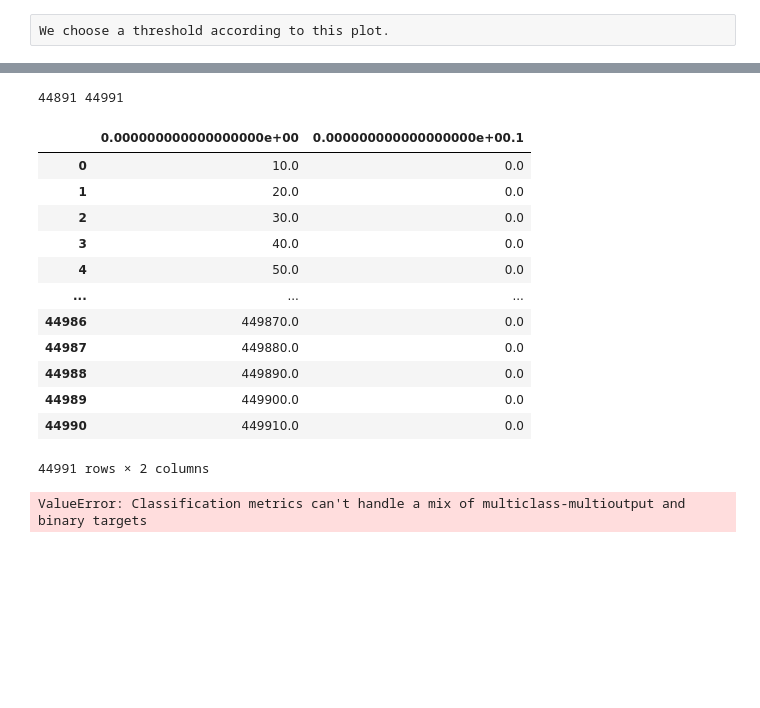
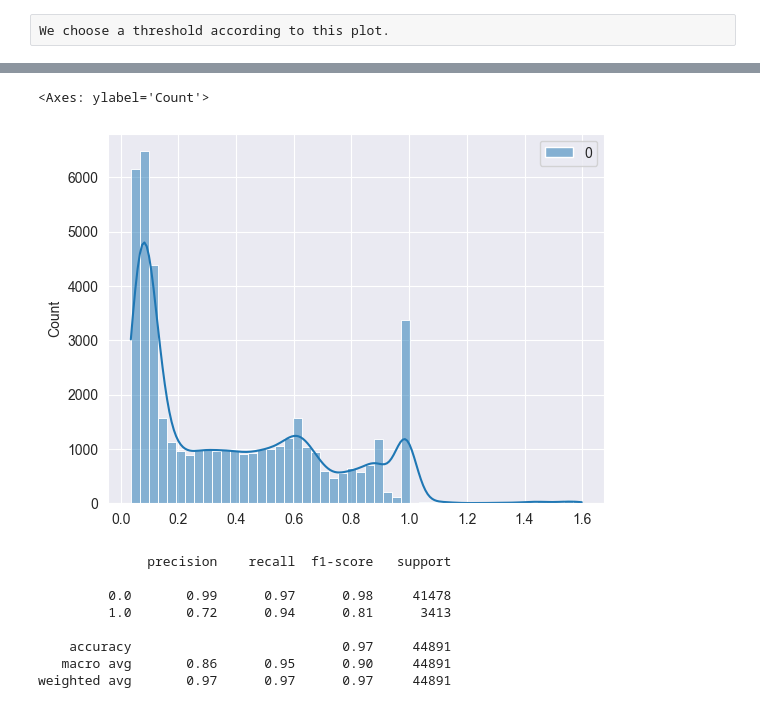
Before and after one commit to ignaciocunado/lstm-autoencoder-anomaly-detection, a Jupyter notebook: sensor-anomalies.model.ipynb, the cells around one changed output, grey strips where cells are left out. Drawn from its saved outputs; the diff is of its cells as text; code cells hidden in the pictures; blank space fills up the shorter version.

```diff
--- a/sensor-anomalies.model.ipynb
+++ b/sensor-anomalies.model.ipynb
@@ -136,3 +128,8 @@ array([[0.18325474],
+# %%
+sns.histplot(test_mae, bins = 50, kde=True)
+# %% [output]
+<Axes: ylabel='Count'>
+[figure, added]
 # %%
 x_test = pd.read_csv('data-etl/x_test.csv')
 y_test = pd.read_csv('data-etl/y_test.csv')
@@ -146,22 +144,11 @@ anomalies = test_df[['Anomaly']]
-# %%
-print(len(anomalies), len(y_test))
-y_test
-# %% [output]
-44891 44991
-|  | 0.000000000000000000e+00 | 0.000000000000000000e+00.1 |
-| 0 | 10.0 | 0.0 |
-| 1 | 20.0 | 0.0 |
-| 2 | 30.0 | 0.0 |
-| 3 | 40.0 | 0.0 |
-| 4 | 50.0 | 0.0 |
-| ... | ... | ... |
-| 44986 | 449870.0 | 0.0 |
-| 44987 | 449880.0 | 0.0 |
-| 44988 | 449890.0 | 0.0 |
-| 44989 | 449900.0 | 0.0 |
-| 44990 | 449910.0 | 0.0 |
-44991 rows × 2 columns
 # %%
-print(metrics.classification_report(y_test, anomalies, zero_division=0.0))
+print(metrics.classification_report(y_test[timesteps:], test_df['Anomaly'], zero_division=0.0))
 # %% [output]
-ValueError: Classification metrics can't handle a mix of multiclass-multioutput and binary targets
+              precision    recall  f1-score   support
+
+         0.0       0.99      0.97      0.98     41478
+         1.0       0.72      0.94      0.81      3413
+
+    accuracy                           0.97     44891
+   macro avg       0.86      0.95      0.90     44891
+weighted avg       0.97      0.97      0.97     44891
```
Also changed, not shown: parts of 9 cells of this notebook.
